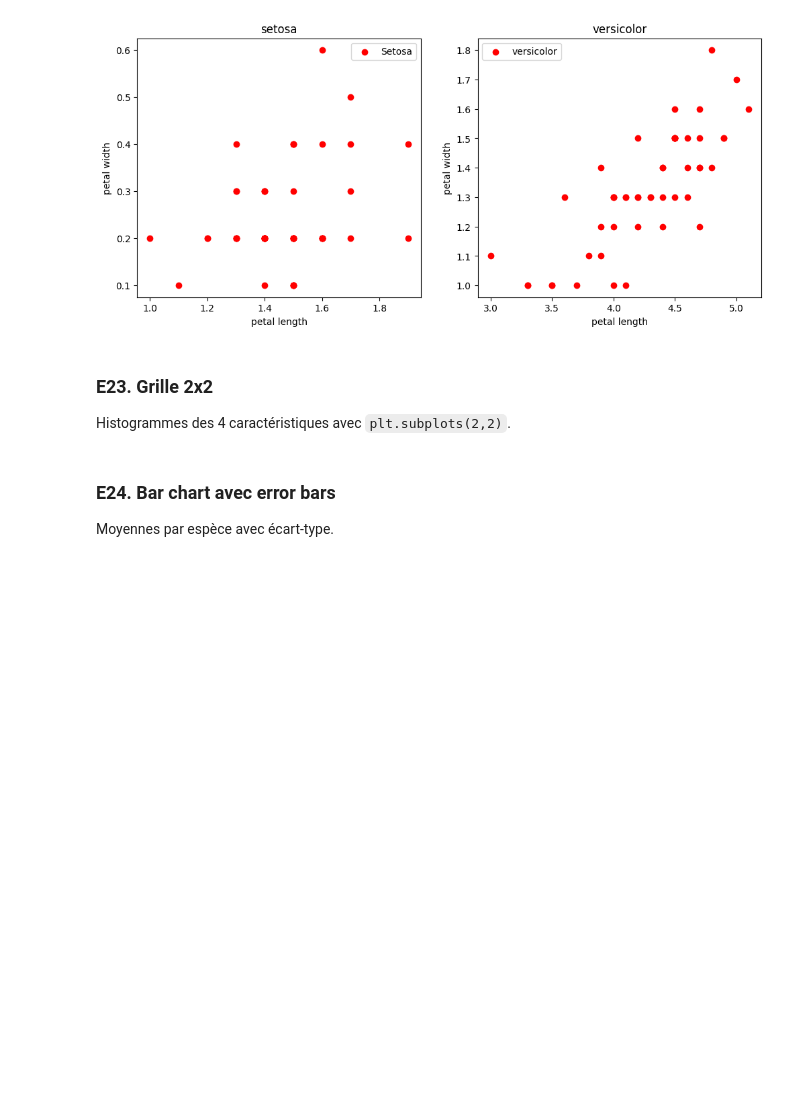
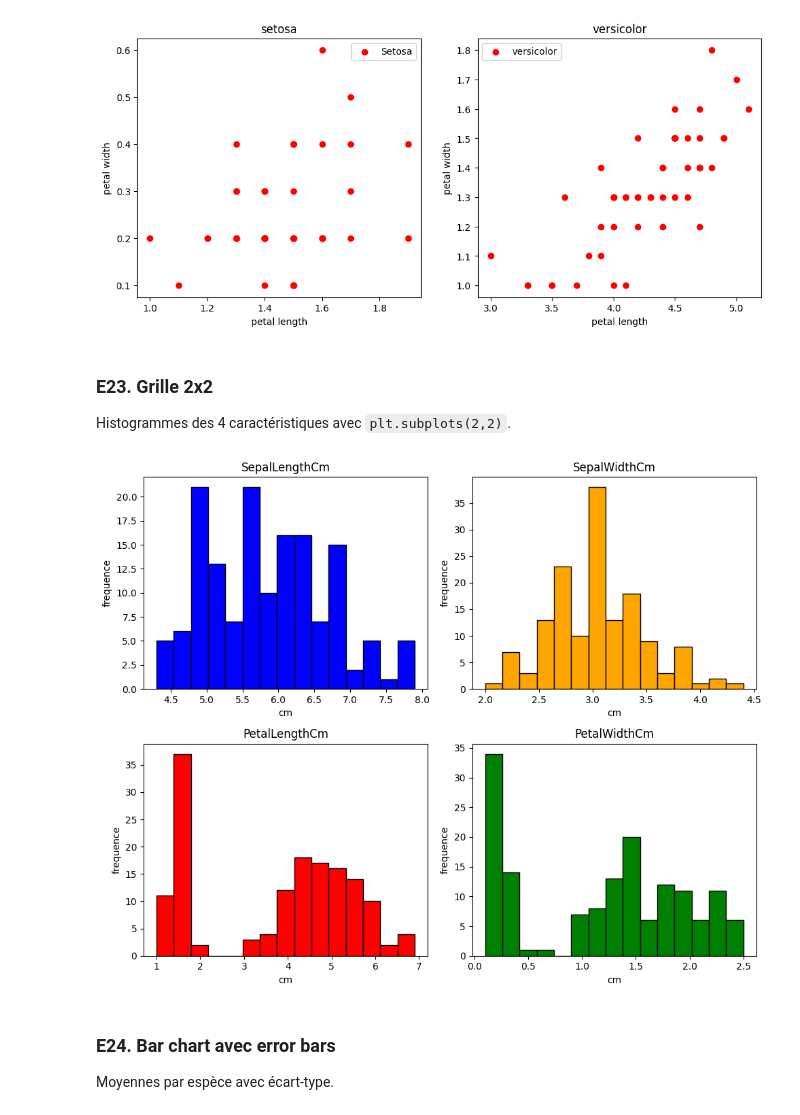
Before and after one commit to USMS-FPK-IA-GI-2025/controle-01-numpy-and-matplotlib-iris-Bouchask, a Jupyter notebook: notebooks/controle_numpy_matplotlib.ipynb, the cells around one changed output. Drawn from its saved outputs; the diff is of its cells as text; code cells hidden in the pictures; blank space fills up the shorter version.

```diff
--- a/notebooks/controle_numpy_matplotlib.ipynb
+++ b/notebooks/controle_numpy_matplotlib.ipynb
@@ -339,3 +337,19 @@ Histogrammes des 4 caractéristiques avec `plt.subplots(2,2)`.
+# %%
+# Votre code ici
+fig , axs = plt.subplots(2,2,figsize=(10,8))
+colors = ["Blue" , "orange" , "red" , "green"]
+axs_flat = axs.flatten()
+for i in range(4):
+    ax = axs_flat[i]
+    ax.hist(X_clean_id[:,i] ,bins=15 , color=colors[i] , edgecolor="black")
+    ax.set_title(features[i])
+    ax.set_ylabel("frequence")
+    ax.set_xlabel("cm")
+
+plt.tight_layout()
+plt.show()
+# %% [output]
+[figure, added]
 # %% [markdown]
 ### E24. Bar chart avec error bars
 Moyennes par espèce avec écart-type.
```
Also changed, not shown: parts of 7 cells of this notebook.
